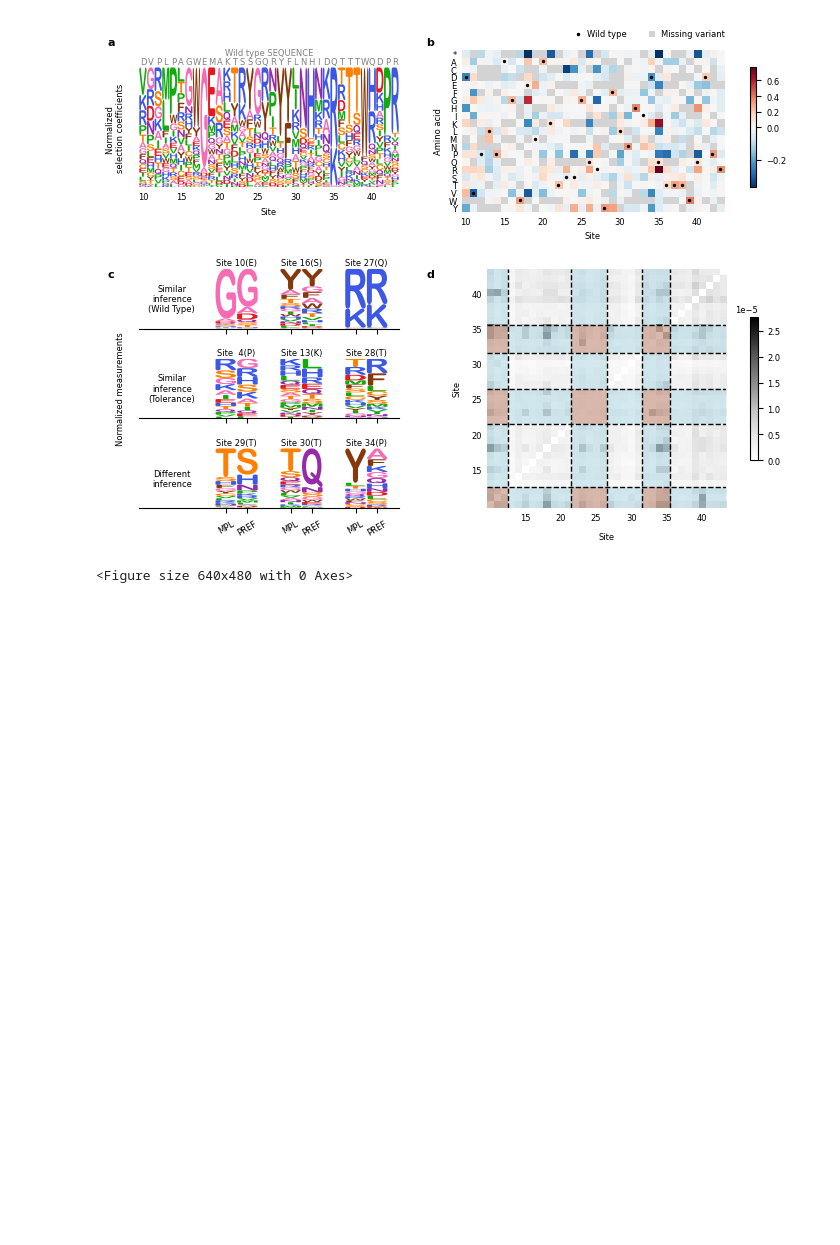
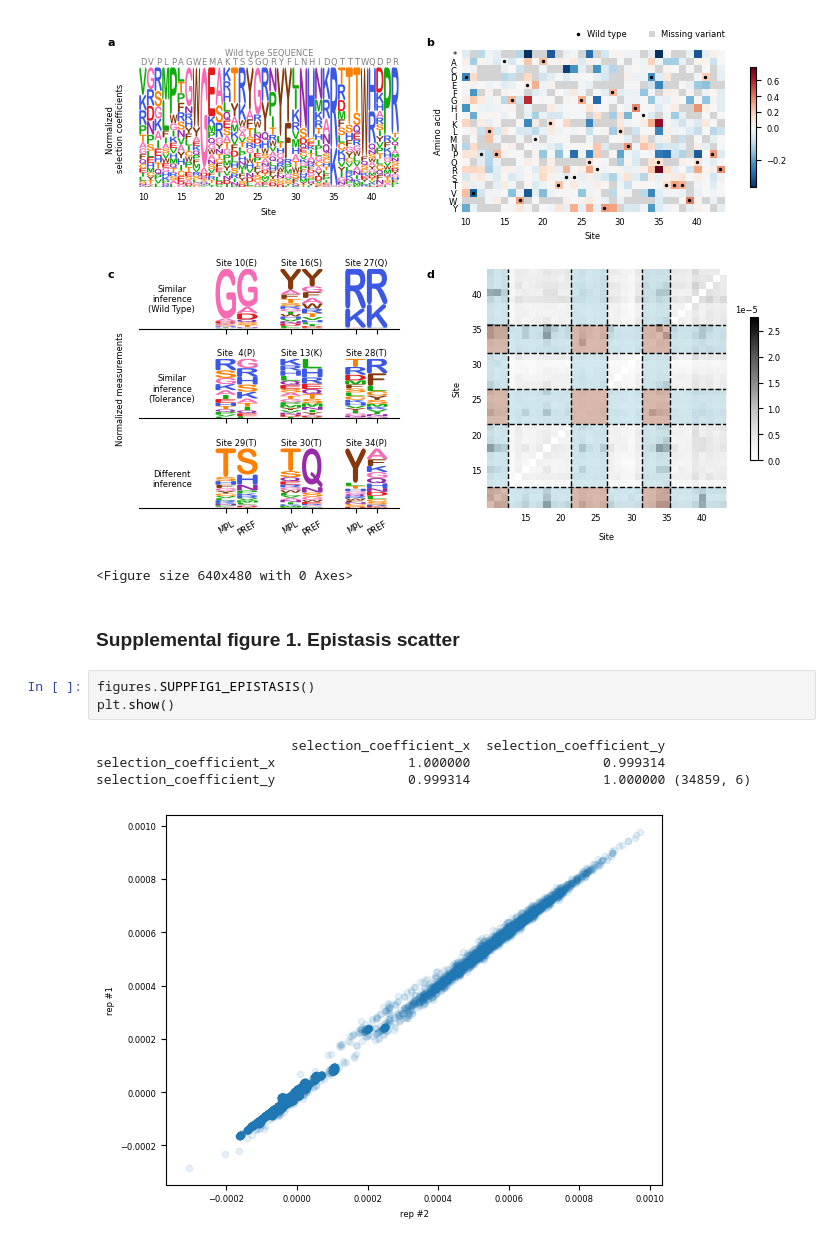
Before and after one commit to bartonlab/paper-DMS-inference, a Jupyter notebook: figures.ipynb, the cells around one changed output. Saved outputs shown, nothing was run; the diff lists cells and outputs as text; blank space fills up the shorter version.

Commit message:
Epistasis consistecy

```diff
--- a/figures.ipynb
+++ b/figures.ipynb
@@ -115,3 +115,13 @@ plt.show()
 # %% [output]
 [figure]
 <Figure size 640x480 with 0 Axes>
+# %% [markdown]
+### Supplemental figure 1. Epistasis scatter<a class = "anchor" id = "epistasis supp"></a>
+# %%
+figures.SUPPFIG1_EPISTASIS()
+plt.show()
+# %% [output]
+                         selection_coefficient_x  selection_coefficient_y
+selection_coefficient_x                 1.000000                 0.999314
+selection_coefficient_y                 0.999314                 1.000000 (34859, 6)
+[figure, added]
```
Also changed, not shown: 11 other files.
